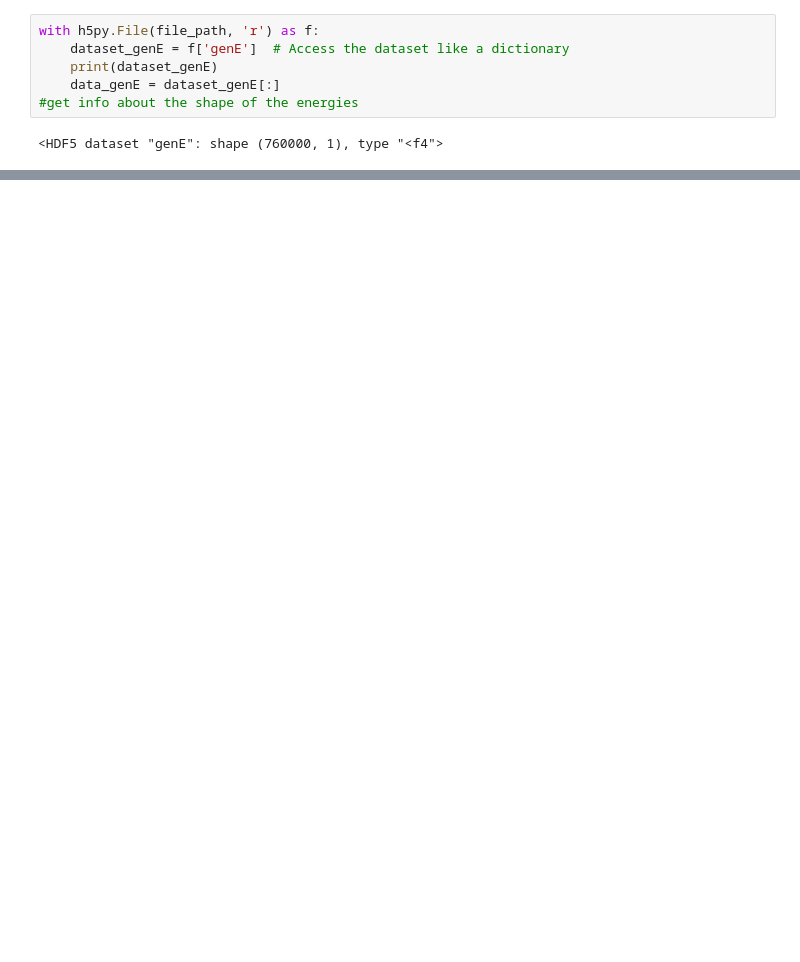
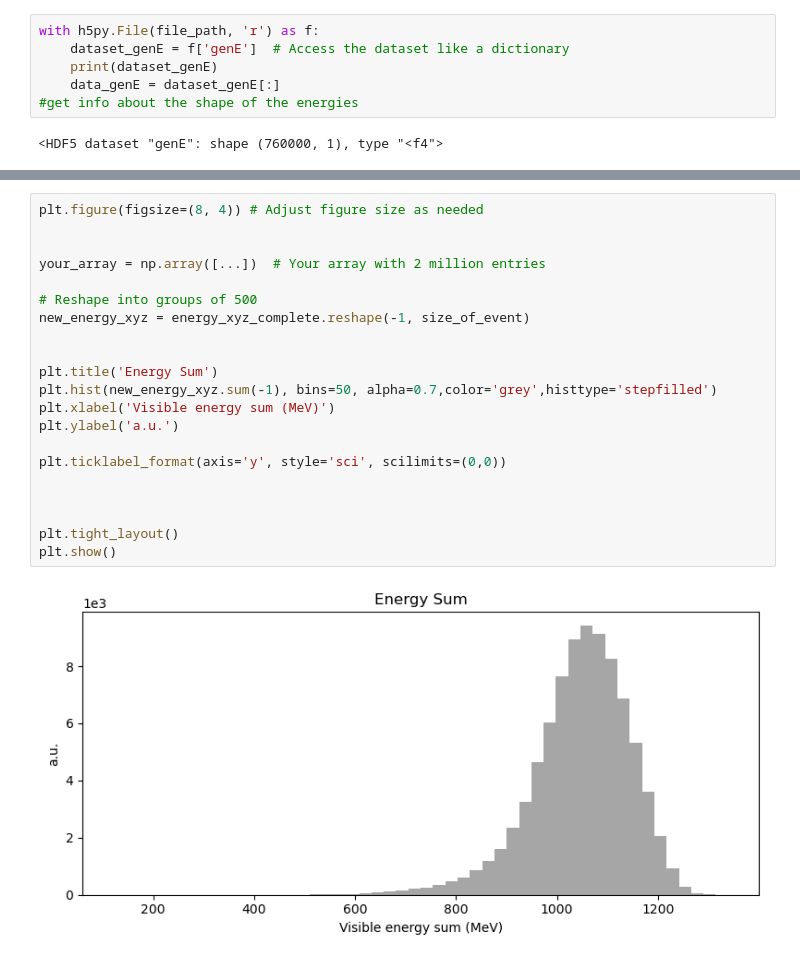
Before and after one commit to HenningRose/Shower_Visualization, a Jupyter notebook: CaloCloudsData.ipynb, the cells around one changed output, grey strips where cells are left out. Drawn from its saved outputs; the diff is of its cells as text; blank space fills up the shorter version.

```diff
--- a/CaloCloudsData.ipynb
+++ b/CaloCloudsData.ipynb
@@ -132,0 +127,23 @@ plt.show()
+# %%
+plt.figure(figsize=(8, 4)) # Adjust figure size as needed
+
+
+your_array = np.array([...])  # Your array with 2 million entries
+
+# Reshape into groups of 500
+new_energy_xyz = energy_xyz_complete.reshape(-1, size_of_event)
+
+
+plt.title('Energy Sum')
+plt.hist(new_energy_xyz.sum(-1), bins=50, alpha=0.7,color='grey',histtype='stepfilled')
+plt.xlabel('Visible energy sum (MeV)')
+plt.ylabel('a.u.')
+
+plt.ticklabel_format(axis='y', style='sci', scilimits=(0,0))
+
+
+
+plt.tight_layout()
+plt.show()
+# %% [output]
+[figure, added]
```
Also changed, not shown: parts of 8 cells of this notebook.
